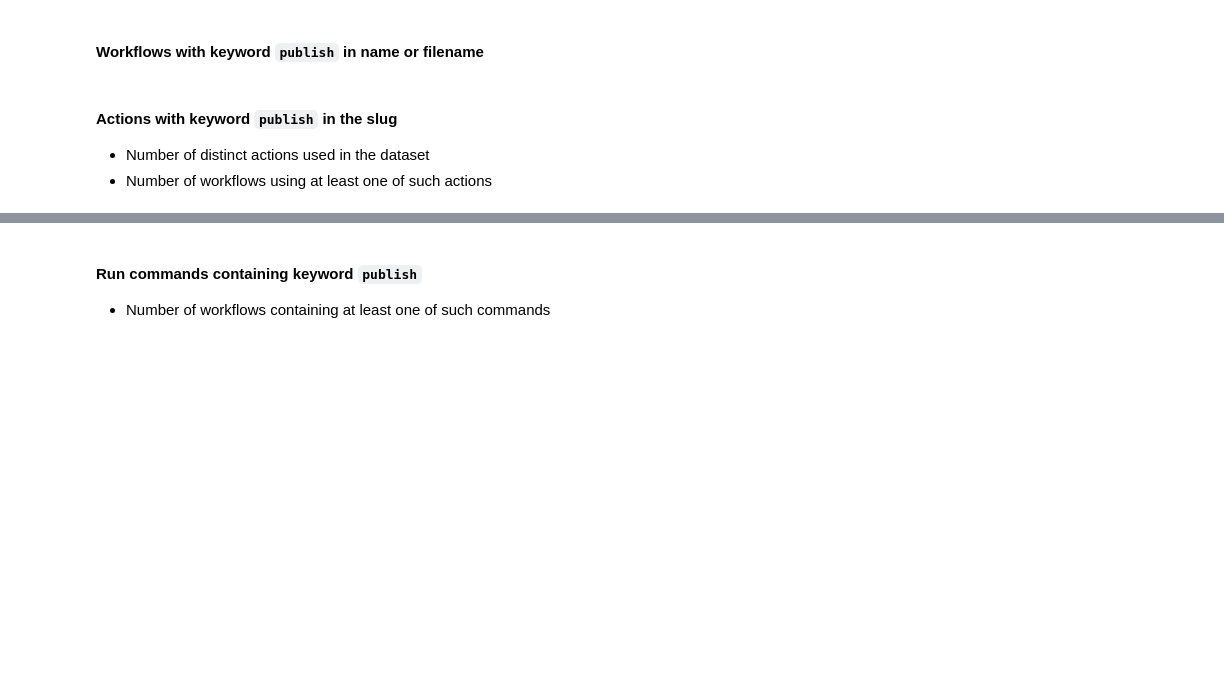
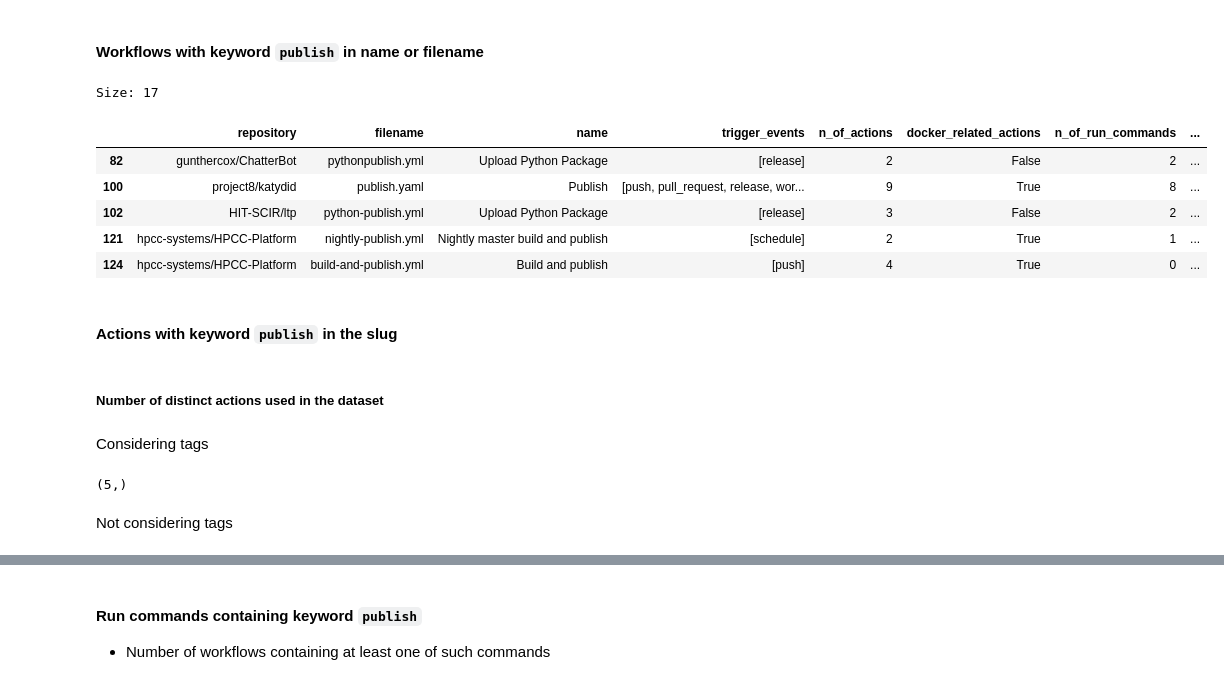
Before and after one commit to collab-uniba/mlops4aisystems, a Jupyter notebook: notebooks/Final analysis.ipynb, the cells around one changed output, grey strips where cells are left out. Saved outputs shown, nothing was run; the diff lists cells and outputs as text; code cells hidden in the pictures; blank space fills up the shorter version.

```diff
--- a/notebooks/Final analysis.ipynb
+++ b/notebooks/Final analysis.ipynb
@@ -97,8 +149,29 @@ mine_frequent_patterns(transactions, support=0.05)
 - Number of workflows containing at least one of such commands
 # %% [markdown]
 #### Workflows with keyword `publish` in name or filename
+# %%
+temp_df = workflows_df.loc[
+    workflows_df["filename"].str.contains("publish") | workflows_df["name"].str.contains("publish")
+]
+print("Size:", temp_df.shape[0])
+temp_df.head()
+# %% [output]
+Size: 17
+|  | repository | filename | name | trigger_events | n_of_actions | docker_related_actions | n_of_run_commands | ... |
+| 82 | gunthercox/ChatterBot | pythonpublish.yml | Upload Python Package | [release] | 2 | False | 2 | ... |
+| 100 | project8/katydid | publish.yaml | Publish | [push, pull_request, release, wor... | 9 | True | 8 | ... |
+| 102 | HIT-SCIR/ltp | python-publish.yml | Upload Python Package | [release] | 3 | False | 2 | ... |
+| 121 | hpcc-systems/HPCC-Platform | nightly-publish.yml | Nightly master build and publish | [schedule] | 2 | True | 1 | ... |
+| 124 | hpcc-systems/HPCC-Platform | build-and-publish.yml | Build and publish | [push] | 4 | True | 0 | ... |
 # %% [markdown]
 #### Actions with keyword `publish` in the slug
-
-- Number of distinct actions used in the dataset
-- Number of workflows using at least one of such actions
+# %% [markdown]
+##### Number of distinct actions used in the dataset
+# %% [markdown]
+Considering tags
+# %%
+actions_df.loc[actions_df.loc[:,"action_slug"].str.contains("publish"), "action_slug"].unique().shape
+# %% [output]
+(5,)
+# %% [markdown]
+Not considering tags
```
Also changed, not shown: parts of 65 cells of this notebook.
